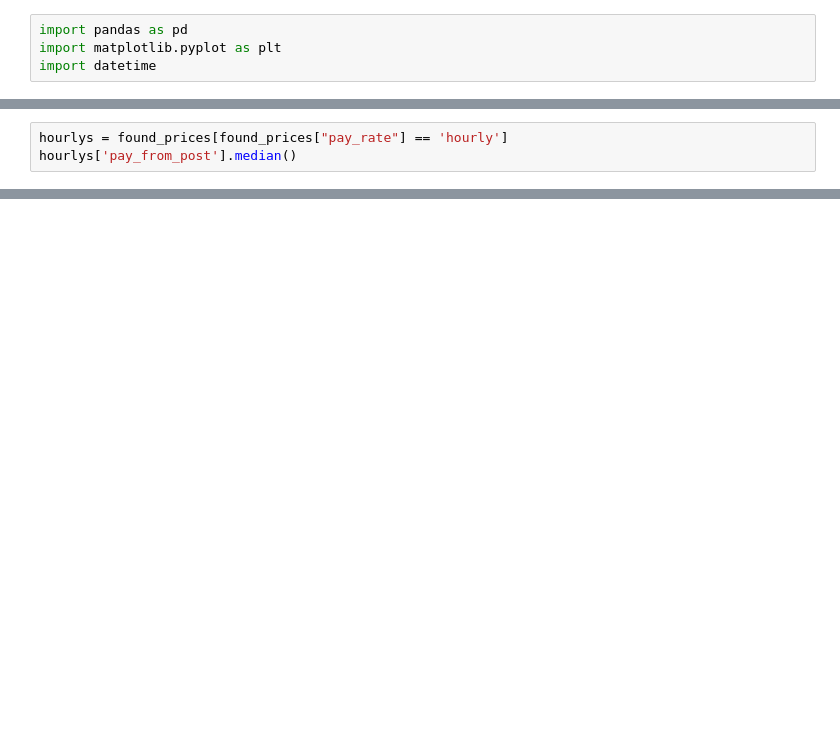
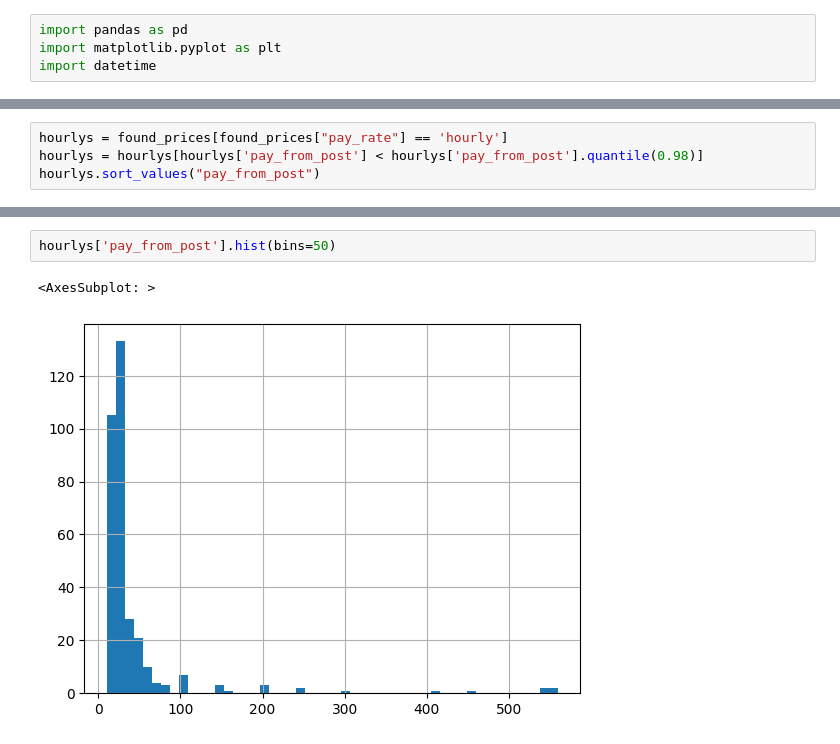
Before and after one commit to nigel-hall-codes/CraigslistBostonGigScraper, a Jupyter notebook: ML/notebooks/Craigslist Gig Exploration.ipynb, the cells around one changed output, grey strips where cells are left out. Drawn from its saved outputs; the diff is of its cells as text; blank space fills up the shorter version.

```diff
--- a/ML/notebooks/Craigslist Gig Exploration.ipynb
+++ b/ML/notebooks/Craigslist Gig Exploration.ipynb
@@ -34,4 +34,5 @@ found_prices
 # %%
 hourlys = found_prices[found_prices["pay_rate"] == 'hourly']
-hourlys['pay_from_post'].median()
+hourlys = hourlys[hourlys['pay_from_post'] < hourlys['pay_from_post'].quantile(0.98)]
+hourlys.sort_values("pay_from_post")
 # %% [output]
@@ -53,0 +102,5 @@ dailys
+# %%
+hourlys['pay_from_post'].hist(bins=50)
+# %% [output]
+<AxesSubplot: >
+[figure, added]
```
Also changed, not shown: parts of 8 cells of this notebook, 10 other files.
